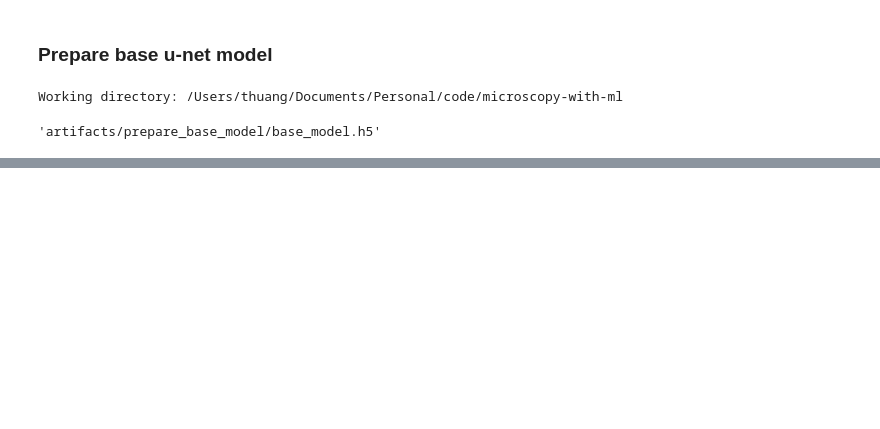
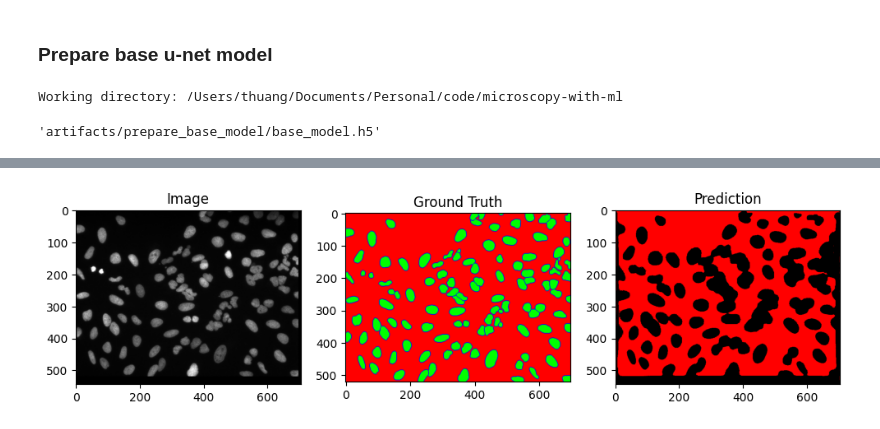
Before and after one commit to Huangt19150/microscopy-with-ml, a Jupyter notebook: notebooks/03_prepare_base_model.ipynb, the cells around one changed output, grey strips where cells are left out. Cells and saved outputs as stored; diff of their text form; code cells hidden in the pictures; blank space fills up the shorter version.

Commit message:
draft training run

```diff
--- a/notebooks/03_prepare_base_model.ipynb
+++ b/notebooks/03_prepare_base_model.ipynb
@@ -41,0 +128,8 @@ class SegmentationModel(torch.nn.Module):
+# %%
+import torch.optim as optim
+
+# Loss function
+criterion = torch.nn.BCEWithLogitsLoss()
+
+# Optimizer (Adam)
+optimizer = optim.Adam(model.parameters(), lr=1e-3)
@@ -41,0 +145,34 @@ class SegmentationModel(torch.nn.Module):
+# %%
+import matplotlib.pyplot as plt
+import numpy as np
+
+def visualize_sample(model, dataset, idx=0, save_path=None, if_show=True):
+    model.eval()  # Set to evaluation mode
+    image, mask = dataset[idx]
+
+    # Pad images to match the target size
+    image = pad_images(image)
+
+    image = image.to(device).unsqueeze(0)  # Add batch dimension
+
+    with torch.no_grad():
+        pred = model(image).squeeze().permute(1, 2, 0).cpu().numpy()
+
+    pred = (pred > 0).astype(np.uint8)  # Convert logits to binary mask
+
+    # Plot images
+    fig, ax = plt.subplots(1, 3, figsize=(12, 4))
+    ax[0].imshow(image.squeeze().permute(1, 2, 0).cpu().numpy())
+    ax[0].set_title("Image")
+    ax[1].imshow(mask.squeeze().permute(1, 2, 0).cpu().numpy())
+    ax[1].set_title("Ground Truth")
+    ax[2].imshow(pred * 255)
+    ax[2].set_title("Prediction")
+
+    if save_path:
+        plt.savefig(save_path, bbox_inches='tight')
+
+    if if_show:
+        plt.show()
+    else:
+        plt.close()
@@ -41,0 +236,5 @@ class SegmentationModel(torch.nn.Module):
+# %%
+# Visualize prediction
+visualize_sample(model, train_dataset, idx=2)
+# %% [output]
+[figure, added]
```
Also changed, not shown: parts of 6 cells of this notebook, 2 other files.
